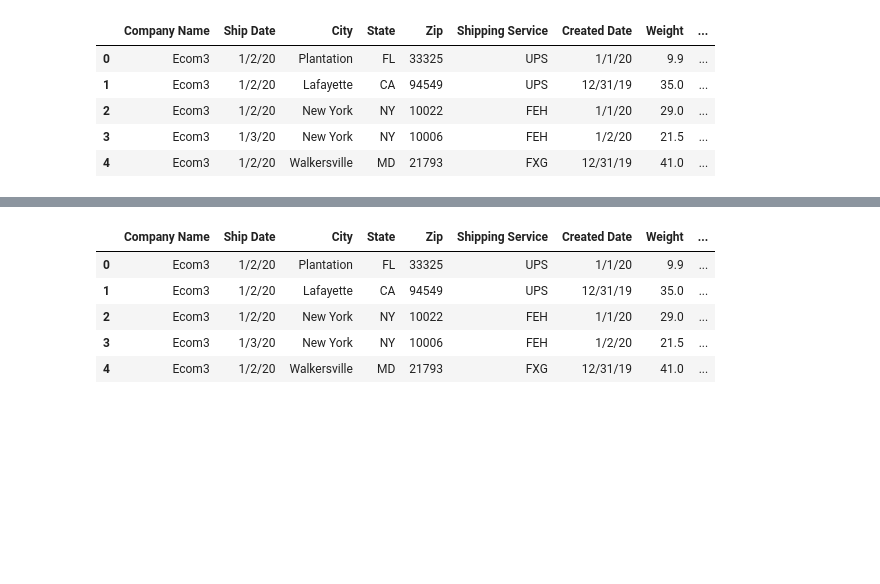
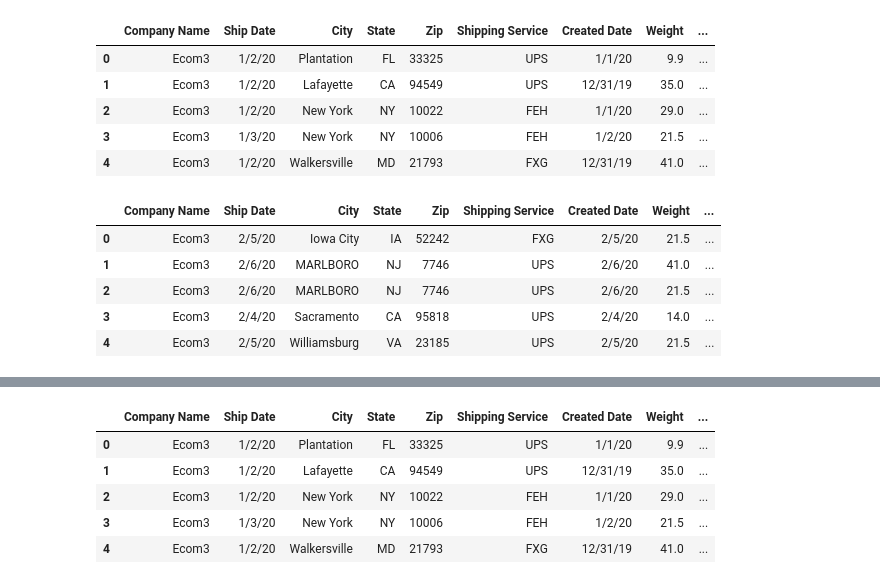
Before and after one commit to Sgant1/Winedemic, a Jupyter notebook: data_frame/Join_2020_and_Connect_SQL.ipynb, the cells around one changed output, grey strips where cells are left out. Saved outputs shown, nothing was run; the diff lists cells and outputs as text; code cells hidden in the pictures; blank space fills up the shorter version.

```diff
--- a/data_frame/Join_2020_and_Connect_SQL.ipynb
+++ b/data_frame/Join_2020_and_Connect_SQL.ipynb
@@ -32,7 +32,14 @@ clean_df_2020_01.head()
 # %%
 # Read Clean_2020_02.csv into a DataFrame
 clean_df_2020_02 = pd.read_csv(load_2020_02, index_col=[0])
-#clean_df_2020_02.head()
+clean_df_2020_02.head()
+# %% [output]
+|  | Company Name | Ship Date | City | State | Zip | Shipping Service | Created Date | Weight | ... |
+| 0 | Ecom3 | 2/5/20 | Iowa City | IA | 52242 | FXG | 2/5/20 | 21.5 | ... |
+| 1 | Ecom3 | 2/6/20 | MARLBORO | NJ | 7746 | UPS | 2/6/20 | 41.0 | ... |
+| 2 | Ecom3 | 2/6/20 | MARLBORO | NJ | 7746 | UPS | 2/6/20 | 21.5 | ... |
+| 3 | Ecom3 | 2/4/20 | Sacramento | CA | 95818 | UPS | 2/4/20 | 14.0 | ... |
+| 4 | Ecom3 | 2/5/20 | Williamsburg | VA | 23185 | UPS | 2/5/20 | 21.5 | ... |
 # %%
 # Read Clean_2020_03.csv into a DataFrame
 clean_df_2020_03 = pd.read_csv(load_2020_03, index_col=[0])
```
Also changed, not shown: parts of 14 cells of this notebook, 4 other files.
